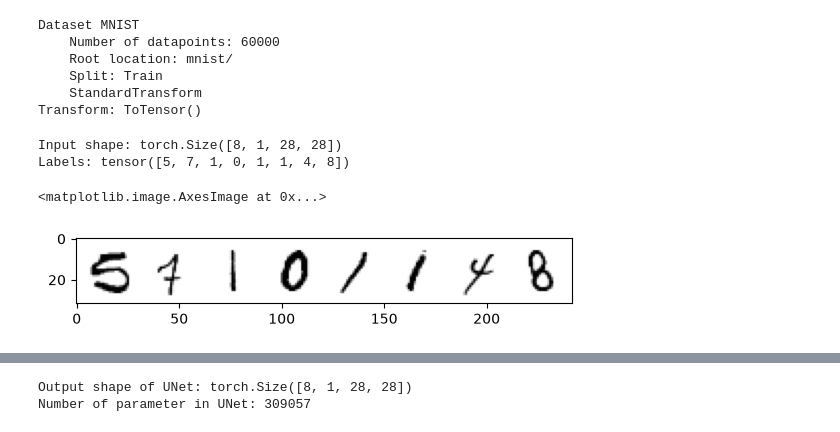
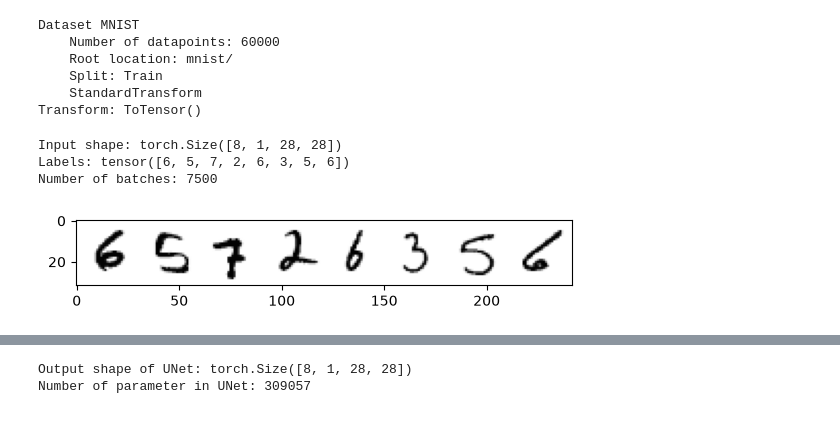
Before and after one commit to FlyingMatrix/diffusion, a Jupyter notebook: diffusion-from-scratch.ipynb, the cells around one changed output, grey strips where cells are left out. Saved outputs shown, nothing was run; the diff lists cells and outputs as text; code cells hidden in the pictures.

```diff
--- a/diffusion-from-scratch.ipynb
+++ b/diffusion-from-scratch.ipynb
@@ -37,16 +37,19 @@ Transform: ToTensor()
 # %%
 # Dataloader
 train_dataloader = DataLoader(dataset=dataset, batch_size=8, shuffle=True)
 
 x, y = next(iter(train_dataloader))
 print('Input shape:', x.shape)
 print('Labels:', y)
 plt.imshow(torchvision.utils.make_grid(x)[0], cmap='Greys')
+
+num_batches = len(train_dataloader)
+print(f"Number of batches: {num_batches}")
 # %% [output]
 Input shape: torch.Size([8, 1, 28, 28])
-Labels: tensor([5, 7, 1, 0, 1, 1, 4, 8])
+Labels: tensor([6, 5, 7, 2, 6, 3, 5, 6])
+Number of batches: 7500
-<matplotlib.image.AxesImage at 0x...>
-[figure, old version]
+[figure, new version]
 # %%
 # Corruption
 def corrupt(x, amount):
```
Also changed, not shown: parts of 9 cells of this notebook.
